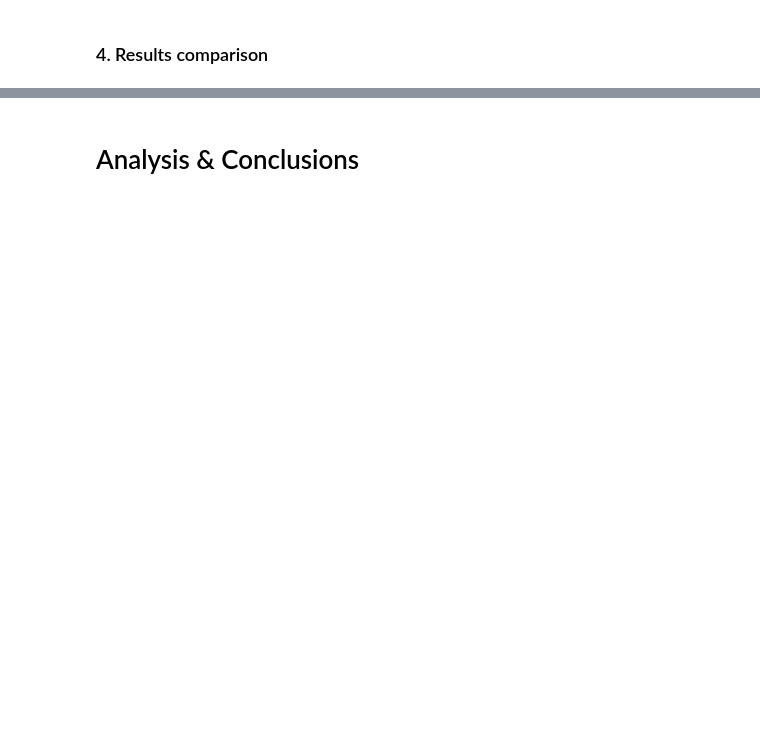
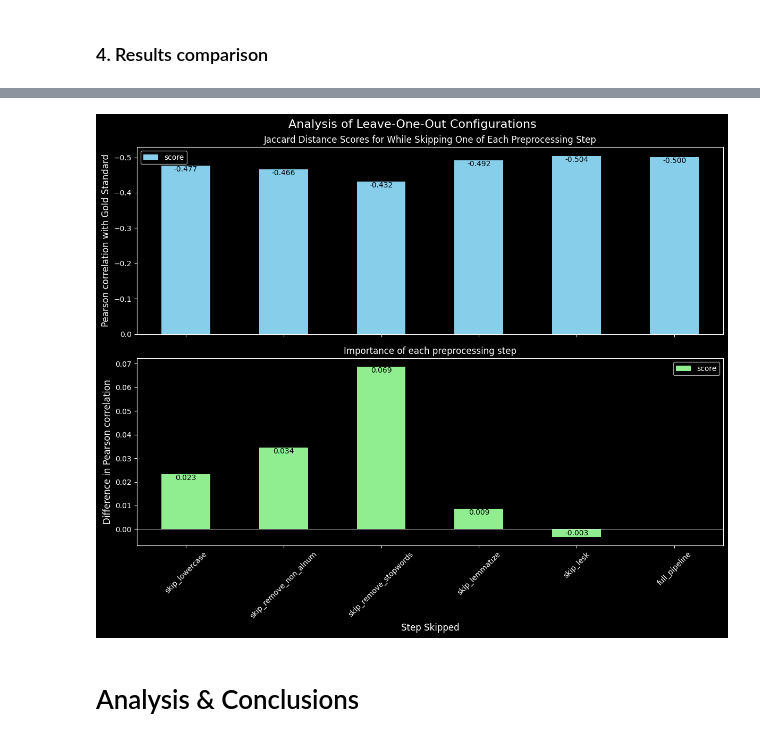
Before and after one commit to ZachParent/mai-intro-to-human-language-technologies, a Jupyter notebook: lab6/lab6.ipynb, the cells around one changed output, grey strips where cells are left out. Cells and saved outputs as stored; diff of their text form; code cells hidden in the pictures; blank space fills up the shorter version.

```diff
--- a/lab6/lab6.ipynb
+++ b/lab6/lab6.ipynb
@@ -243,2 +304,37 @@ dump_cache()
+# %%
+# Plot bar chart for leave-one-out results and differences from full pipeline
+fig, (ax1, ax2) = plt.subplots(2, 1, figsize=(12, 10), sharex=True)
+
+fig.suptitle('Analysis of Leave-One-Out Configurations', fontsize=16)
+
+# Original bar chart
+leave_one_out_results.T.plot(kind='bar', color=['skyblue'], ax=ax1)
+ax1.set_title('Jaccard Distance Scores for While Skipping One of Each Preprocessing Step')
+ax1.set_ylabel('Pearson correlation with Gold Standard', fontsize=12)
+ax1.invert_yaxis()
+
+
+# Annotate original bar chart values
+for i, v in enumerate(leave_one_out_results.values[0]):
+    ax1.text(i, v, f'{v:.3f}', ha='center', va='top', color='black')
+
+# Calculate and plot differences from full pipeline
+full_pipeline_score = leave_one_out_results['full_pipeline'].values[0]
+differences = leave_one_out_results.subtract(full_pipeline_score).T
+differences.plot(kind='bar', color=['lightgreen'], ax=ax2)
+ax2.set_title('Importance of each preprocessing step')
+ax2.set_xlabel('Step Skipped', fontsize=12)
+ax2.set_ylabel('Difference in Pearson correlation', fontsize=12)
+ax2.tick_params(axis='x', rotation=45)
+
+# Annotate difference bar chart values
+ax2.axhline(0, color='white', linewidth=0.5)
+for i, v in enumerate(differences.values):
+    ax2.text(i, v, f'{v[0]:.3f}', ha='center', va='top' if v[0] > 0 else 'bottom', color='black')
+
+plt.tight_layout()
+plt.show()
+# %% [output]
+[figure, added]
 # %% [markdown]
 # Analysis & Conclusions
```
Also changed, not shown: parts of 8 cells of this notebook.
